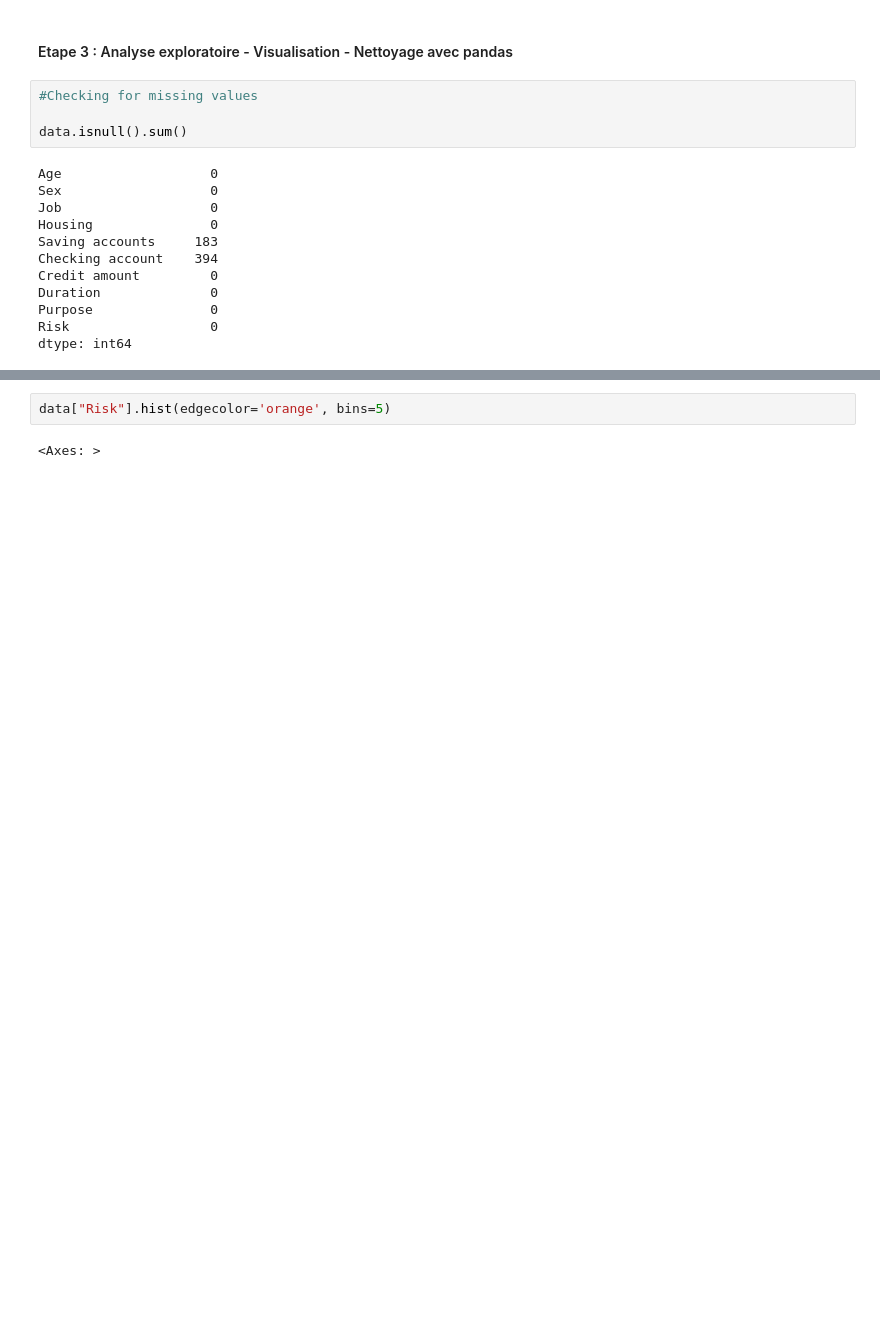
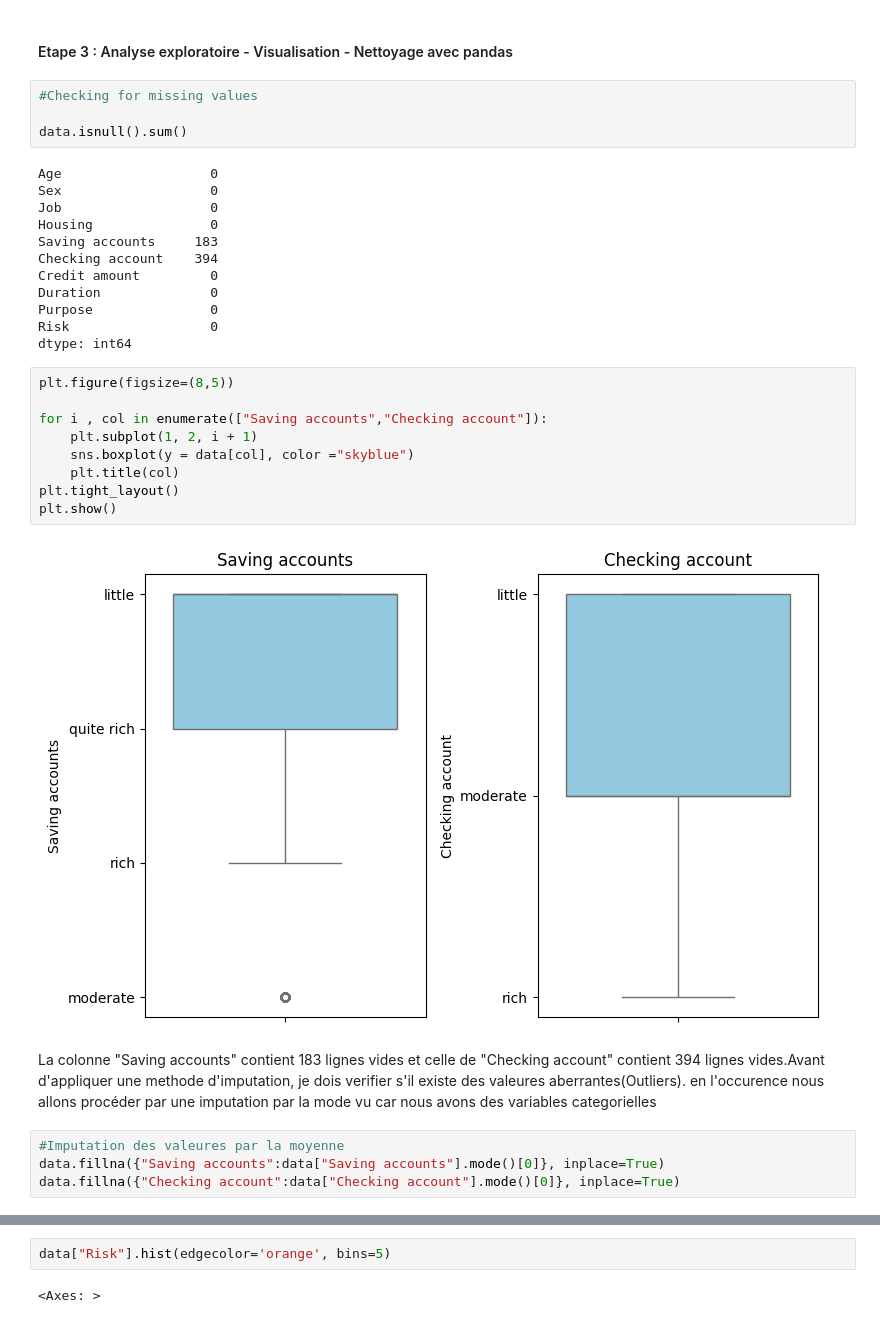
Before and after one commit to OAboubakari/credit_scoring, a Jupyter notebook: analyse_de_donnees.ipynb, the cells around one changed output, grey strips where cells are left out. Cells and saved outputs as stored; diff of their text form; blank space fills up the shorter version.

Commit message:
impoutation par mode

```diff
--- a/analyse_de_donnees.ipynb
+++ b/analyse_de_donnees.ipynb
@@ -118,4 +119,23 @@ Duration              0
 Purpose               0
 Risk                  0
 dtype: int64
+# %%
+plt.figure(figsize=(8,5))
+
+for i , col in enumerate(["Saving accounts","Checking account"]):
+    plt.subplot(1, 2, i + 1)
+    sns.boxplot(y = data[col], color ="skyblue")
+    plt.title(col)
+plt.tight_layout()
+plt.show()
+# %% [output]
+[figure, added]
+# %% [markdown]
+
+La colonne "Saving accounts" contient  183 lignes vides et celle de "Checking account" contient   394 lignes vides.Avant d'appliquer une methode d'imputation, je dois verifier s'il existe des valeures aberrantes(Outliers).
+en l'occurence nous allons procéder par une imputation par la mode vu car nous avons des variables categorielles
+# %%
+#Imputation des valeures par la moyenne
+data.fillna({"Saving accounts":data["Saving accounts"].mode()[0]}, inplace=True)
+data.fillna({"Checking account":data["Checking account"].mode()[0]}, inplace=True)
 # %%
```
Also changed, not shown: parts of 6 cells of this notebook.
